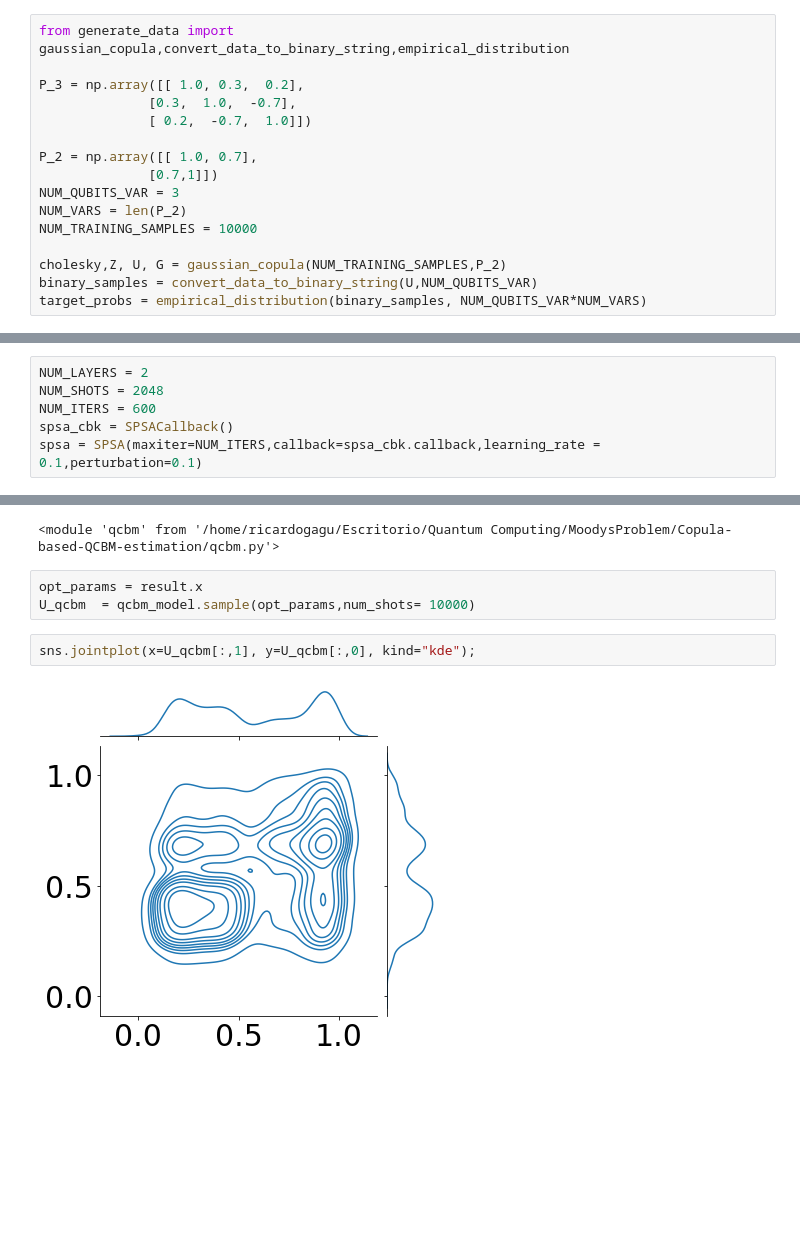
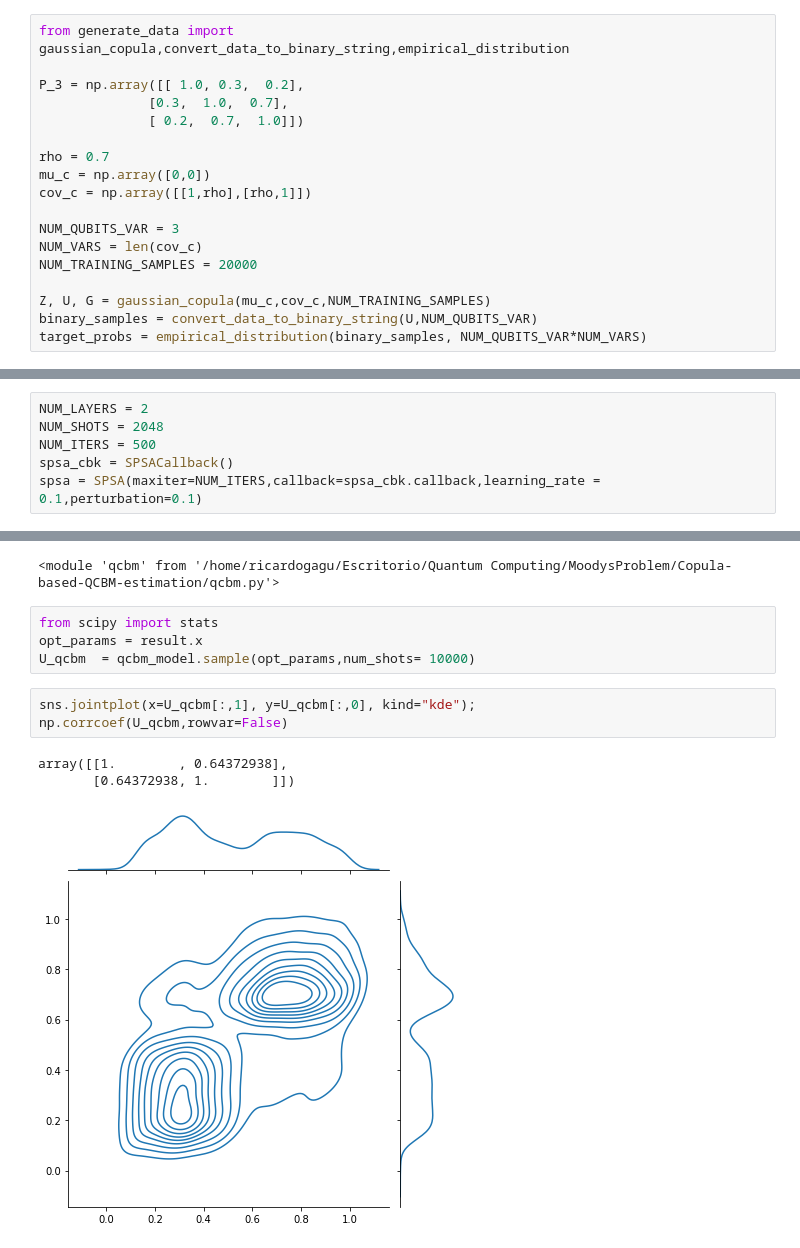
Before and after one commit to RicardoGaGu/Copula-based-QCBM-estimation, a Jupyter notebook: train_hybrid_QCBM_random_data.ipynb, the cells around one changed output, grey strips where cells are left out. Saved outputs shown, nothing was run; the diff lists cells and outputs as text; blank space fills up the shorter version.

Commit message:
changes in gaussian copula, minor fix qcbm and SPSA callback in utils

```diff
--- a/train_hybrid_QCBM_random_data.ipynb
+++ b/train_hybrid_QCBM_random_data.ipynb
@@ -44,15 +20,17 @@ class SPSACallback:
 from generate_data import gaussian_copula,convert_data_to_binary_string,empirical_distribution
 
 P_3 = np.array([[ 1.0, 0.3,  0.2],
-              [0.3,  1.0,  -0.7],
-              [ 0.2,  -0.7,  1.0]])
+              [0.3,  1.0,  0.7],
+              [ 0.2,  0.7,  1.0]])
 
-P_2 = np.array([[ 1.0, 0.7],
-              [0.7,1]])
+rho = 0.7
+mu_c = np.array([0,0])
+cov_c = np.array([[1,rho],[rho,1]])
+
 NUM_QUBITS_VAR = 3
-NUM_VARS = len(P_2)
-NUM_TRAINING_SAMPLES = 10000
+NUM_VARS = len(cov_c)
+NUM_TRAINING_SAMPLES = 20000
 
-cholesky,Z, U, G = gaussian_copula(NUM_TRAINING_SAMPLES,P_2)
+Z, U, G = gaussian_copula(mu_c,cov_c,NUM_TRAINING_SAMPLES)
 binary_samples = convert_data_to_binary_string(U,NUM_QUBITS_VAR)
 target_probs = empirical_distribution(binary_samples, NUM_QUBITS_VAR*NUM_VARS)
@@ -67,7 +87,7 @@ sns.jointplot(x=G[:,1], y=G[:,0], kind="kde");
 # %%
 NUM_LAYERS = 2
 NUM_SHOTS = 2048
-NUM_ITERS = 600
+NUM_ITERS = 500
 spsa_cbk = SPSACallback()
 spsa = SPSA(maxiter=NUM_ITERS,callback=spsa_cbk.callback,learning_rate = 0.1,perturbation=0.1)
 # %% [markdown]
@@ -151,12 +171,16 @@ importlib.reload(qcbm)
 # %% [output]
 <module 'qcbm' from '/home/ricardogagu/Escritorio/Quantum Computing/MoodysProblem/Copula-based-QCBM-estimation/qcbm.py'>
 # %%
+from scipy import stats
 opt_params = result.x
 U_qcbm  = qcbm_model.sample(opt_params,num_shots= 10000)
 # %%
 sns.jointplot(x=U_qcbm[:,1], y=U_qcbm[:,0], kind="kde");
+np.corrcoef(U_qcbm,rowvar=False)
 # %% [output]
+array([[1.        , 0.64372938],
+       [0.64372938, 1.        ]])
-[figure, old version]
+[figure, new version]
 # %%
 import scipy as sp
 G_qcbm = sp.stats.norm.ppf(U_qcbm)
```
Also changed, not shown: parts of 16 cells of this notebook, 3 other files.
